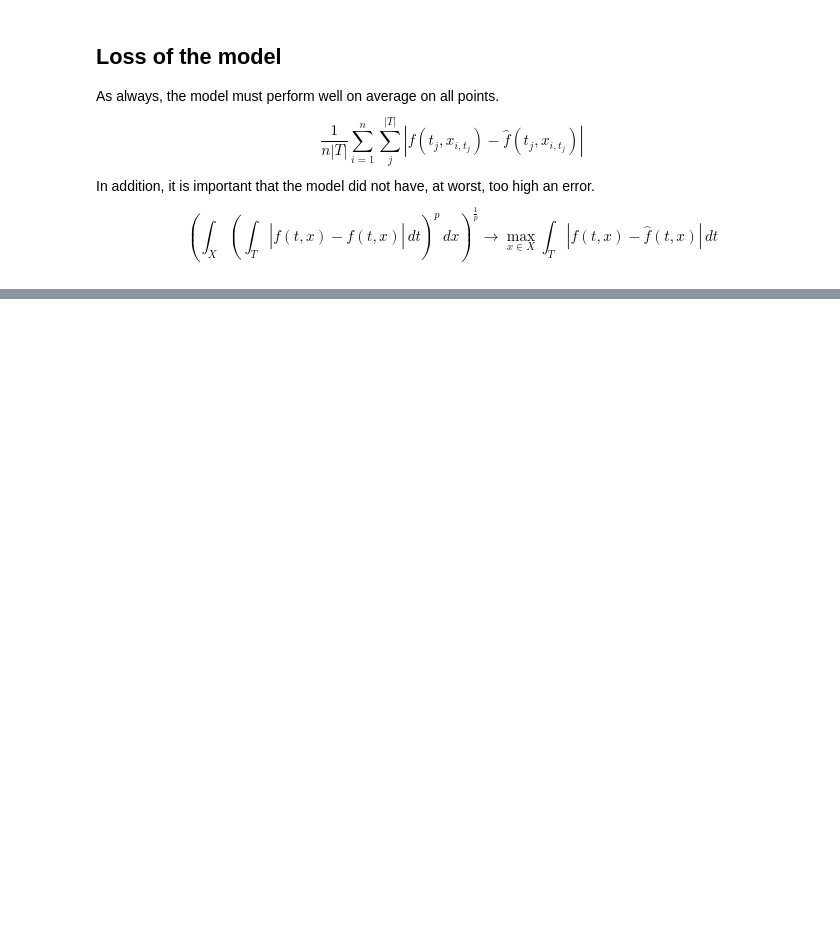
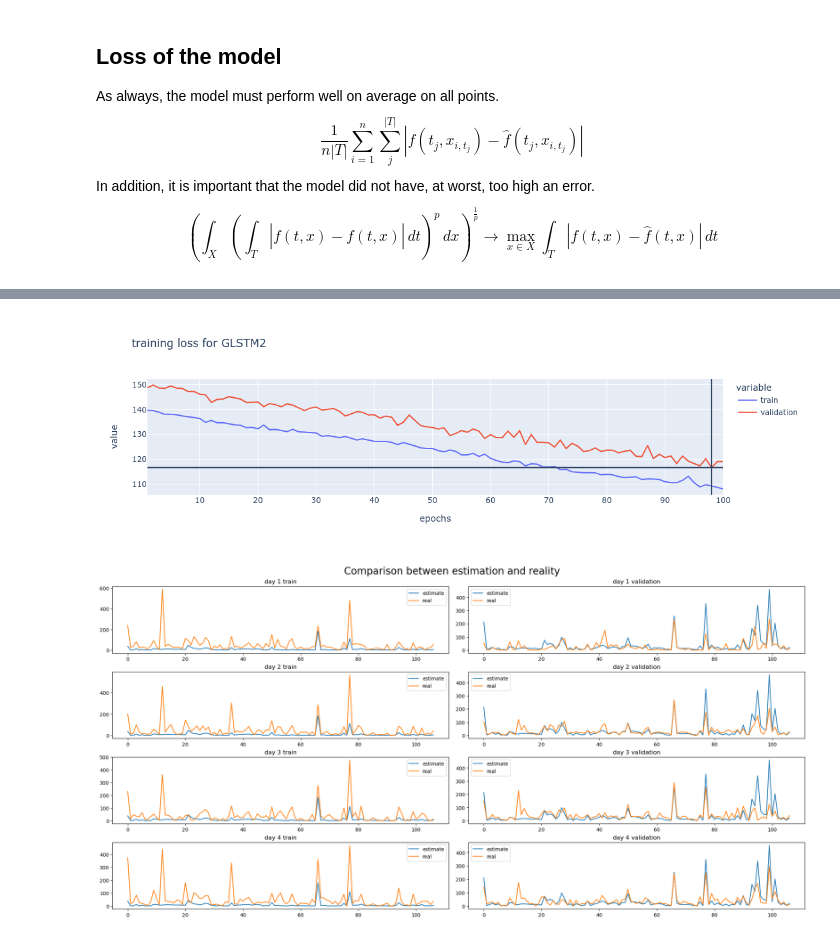
Before and after one commit to Kellog99/GNN, a Jupyter notebook: notebook/GNN-LSTM.ipynb, the cells around one changed output, grey strips where cells are left out. Cells and saved outputs as stored; diff of their text form; code cells hidden in the pictures; blank space fills up the shorter version.

```diff
--- a/notebook/GNN-LSTM.ipynb
+++ b/notebook/GNN-LSTM.ipynb
@@ -23,7 +23,7 @@ with open("./config.yaml", 'r') as f:
 # %%
 past_step = config['setting']['past_step']
 future_step = config['setting']['future_step']
-batch_size= 64#config['setting']['batch_size']
+batch_size= 80#config['setting']['batch_size']
 
 if config['dataset']['aggregate']:
     dataset = torch.load(os.path.join(config['paths']['data'],f"aggregate/dataset{past_step}_{future_step}.pt"))
@@ -384,28 +384,32 @@ In addition, it is important that the model did not have, at worst, too high an
 $$
 \left(\int_X\left(\int_T|f(t,x)-\hat{f}(t,x)|\,dt\right)^p\,dx\right)^{\frac{1}{p}}\to\max_{x\in X}\int_T|f(t,x)-\hat{f}(t,x)|\,dt
 $$
+# %%
+#device = torch.device("cpu")
+device = torch.device("cuda" if torch.cuda.is_available() else "cpu")
+
+model = GLSTM(in_feat = batch.float().shape[-1],
+              past = past_step,
+              future = future_step,
+              categorical = config['model']['categorical'],
+              embedding = config['model']['embedding'],
+              device = device).to(device)
 # %%
 device = torch.device("cuda" if torch.cuda.is_available() else "cpu")
-#device = torch.device("cpu")
-def linfty(y, yh, alpha = 0.0001):
-    out = F.mse_loss(y,yh, reduction = "mean")
-    out += alpha*torch.max(torch.sum(torch.abs(y-yh), (-2,-1)))
+def linfty(y, yh, alpha = 7e-5):
+    out = F.l1_loss(y,yh, reduction = "mean")
+    #out += alpha*torch.max(torch.sum(torch.abs(y-yh), (-2,-1)))
+    out += alpha*torch.max(torch.abs(y-yh))
     return out
-
-model = GLSTM(in_feat = batch.float().shape[-1],
-              past = past_step,
-              future = future_step,
-              categorical = config['model']['categorical'],
-              embedding = config['model']['embedding'],
-              device = device).to(device)
-
 optimizer = optim.Adam(model.parameters(),
-                       lr = 1e-3)
-
+                       lr = 1e-4,
+                       weight_decay = 2e-4)
+model.to(device)
+model.device = device
 model, loss_training, loss_validation = training(model,
                                              train_loader = dl_train,
                                              val_loader = dl_val,
-                                             num_epochs = 50,
+                                             num_epochs = 100,
                                              criterion = linfty,
                                              optimizer = optimizer)
 torch.save(model.state_dict(), os.path.join(config['paths']['models'], "GLSTM.pt"))
@@ -479,10 +504,13 @@ def plot(model,
 # %%
 plot(model,
      config,
      loss_training,
      loss_validation,
-     "GLSTM",
+     "GLSTM2",
      show = True)
+# %% [output]
+[figure, added]
+[figure, added]
 # %%
 grid_search = False
 if grid_search:
```
Also changed, not shown: parts of 3 cells of this notebook, 1 other file.
